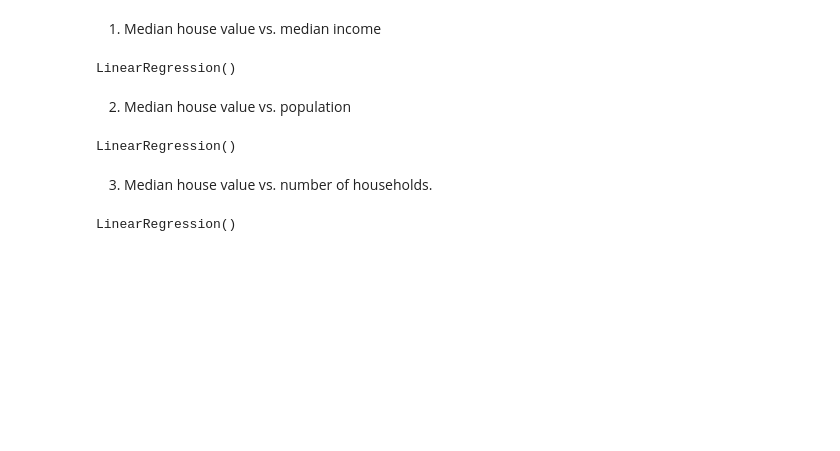
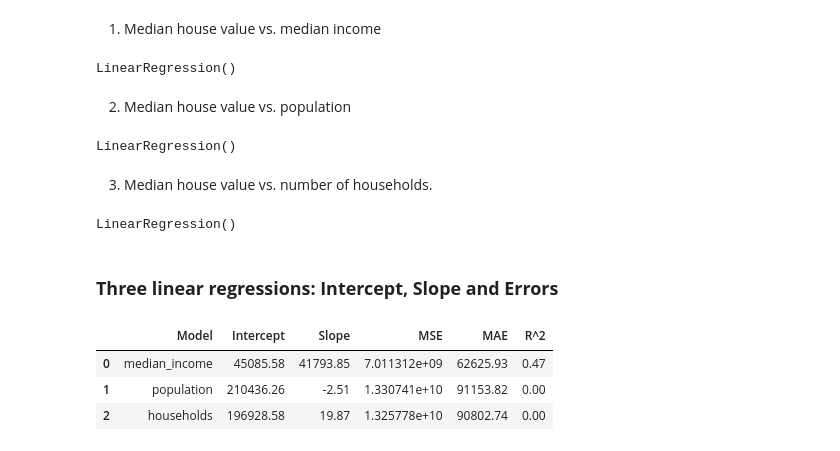
Before and after one commit to MandeepCon/Practical-Lab-1---ULR, a Jupyter notebook: Main.ipynb, the cells around one changed output. Drawn from its saved outputs; the diff is of its cells as text; code cells hidden in the pictures; blank space fills up the shorter version.

Commit message:
three linear regressions

```diff
--- a/Main.ipynb
+++ b/Main.ipynb
@@ -214,3 +214,33 @@ model = LinearRegression()
 model.fit(house, med_house)
 # %% [output]
 LinearRegression()
+# %% [markdown]
+### **Three linear regressions: Intercept, Slope and Errors**
+# %%
+# Prepare storage for results
+results = []
+
+for name, X in [
+    ('median_income', df[['median_income']]),
+    ('population', df[['population']]),
+    ('households', df[['households']])
+]:
+    model = LinearRegression().fit(X, y)
+    y_pred = model.predict(X)
+    results.append([
+        name,
+        round(model.intercept_, 2),
+        round(model.coef_[0], 2),
+        round(mean_squared_error(y, y_pred), 2),
+        round(mean_absolute_error(y, y_pred), 2),
+        round(r2_score(y, y_pred), 2)
+    ])
+
+results_df = pd.DataFrame(results, columns=['Model', 'Intercept', 'Slope', 'MSE', 'MAE', 'R^2'])
+# Display the results
+display(results_df)
+# %% [output]
+|  | Model | Intercept | Slope | MSE | MAE | R^2 |
+| 0 | median_income | 45085.58 | 41793.85 | 7.011312e+09 | 62625.93 | 0.47 |
+| 1 | population | 210436.26 | -2.51 | 1.330741e+10 | 91153.82 | 0.00 |
+| 2 | households | 196928.58 | 19.87 | 1.325778e+10 | 90802.74 | 0.00 |
```
